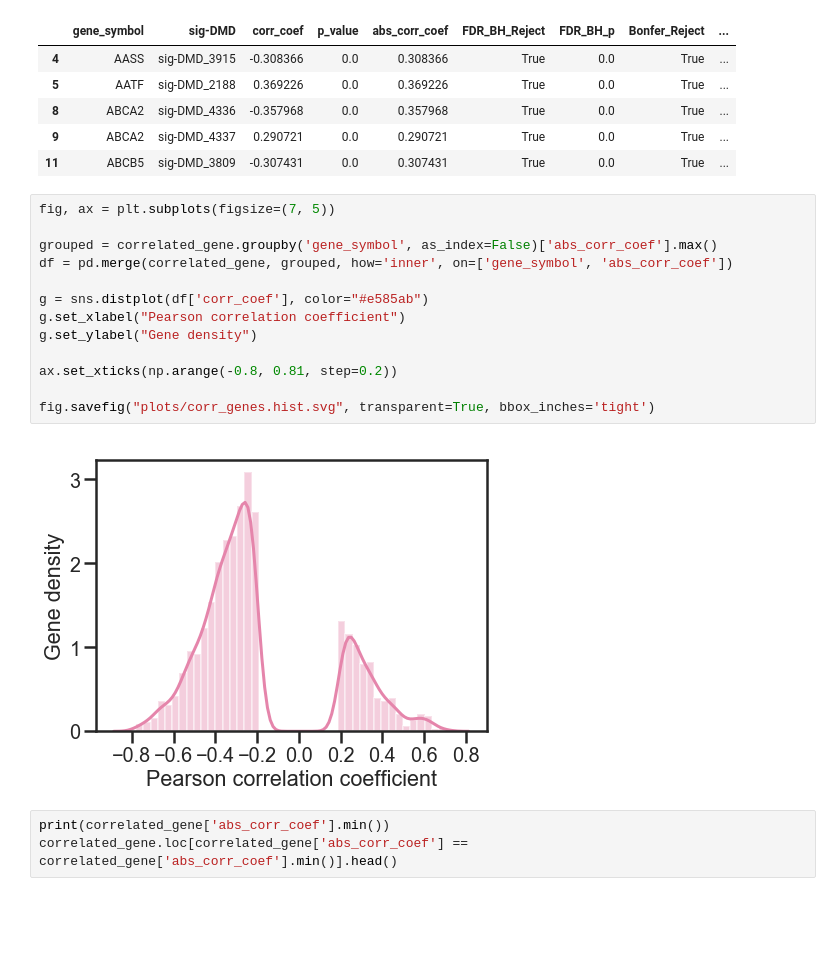
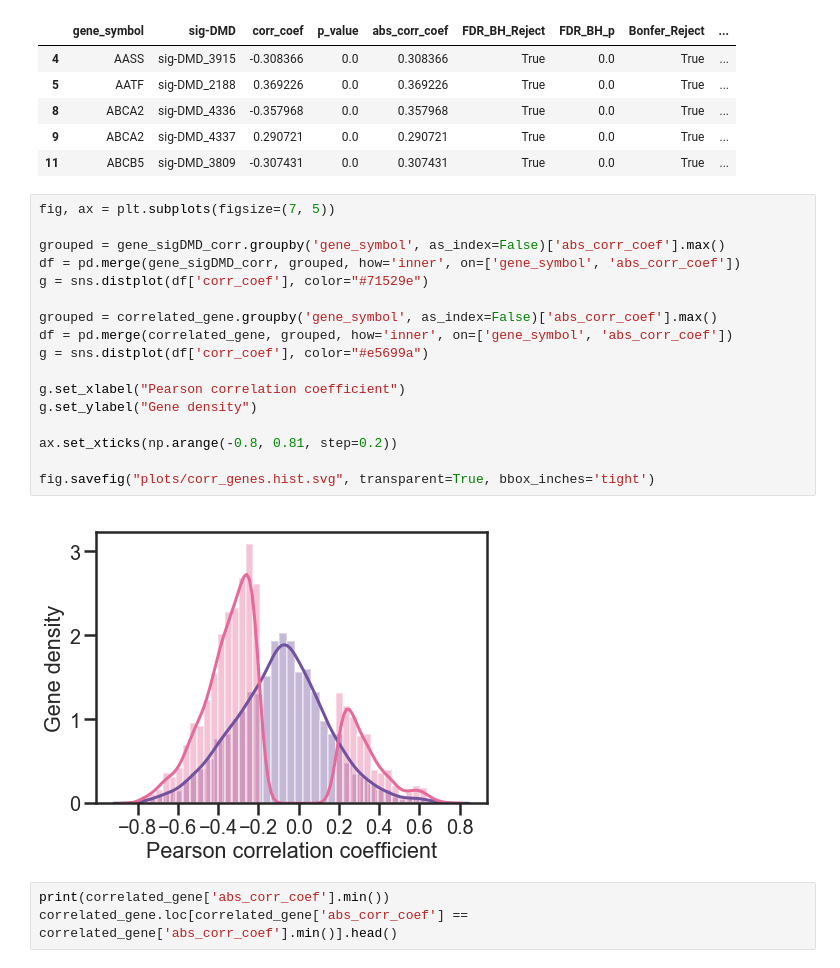
Before and after one commit to singuyenmai/DMV_BRCA_TCGA, a Jupyter notebook: Correlation_meth_expression.ipynb, the cells around one changed output. Saved outputs shown, nothing was run; the diff lists cells and outputs as text; blank space fills up the shorter version.

Commit message:
change graph corr_genes.hist & add version of CancerMine

```diff
--- a/Correlation_meth_expression.ipynb
+++ b/Correlation_meth_expression.ipynb
@@ -279,18 +279,22 @@ correlated_gene.head()
 # %%
 fig, ax = plt.subplots(figsize=(7, 5))
 
+grouped = gene_sigDMD_corr.groupby('gene_symbol', as_index=False)['abs_corr_coef'].max()
+df = pd.merge(gene_sigDMD_corr, grouped, how='inner', on=['gene_symbol', 'abs_corr_coef'])
+g = sns.distplot(df['corr_coef'], color="#71529e")
+
 grouped = correlated_gene.groupby('gene_symbol', as_index=False)['abs_corr_coef'].max()
 df = pd.merge(correlated_gene, grouped, how='inner', on=['gene_symbol', 'abs_corr_coef'])
+g = sns.distplot(df['corr_coef'], color="#e5699a")
 
-g = sns.distplot(df['corr_coef'], color="#e585ab")
 g.set_xlabel("Pearson correlation coefficient")
 g.set_ylabel("Gene density")
 
 ax.set_xticks(np.arange(-0.8, 0.81, step=0.2))
 
 fig.savefig("plots/corr_genes.hist.svg", transparent=True, bbox_inches='tight')
 # %% [output]
-[figure, old version]
+[figure, new version]
 # %%
 print(correlated_gene['abs_corr_coef'].min())
 correlated_gene.loc[correlated_gene['abs_corr_coef'] == correlated_gene['abs_corr_coef'].min()].head()
```
Also changed, not shown: 6 other files.
